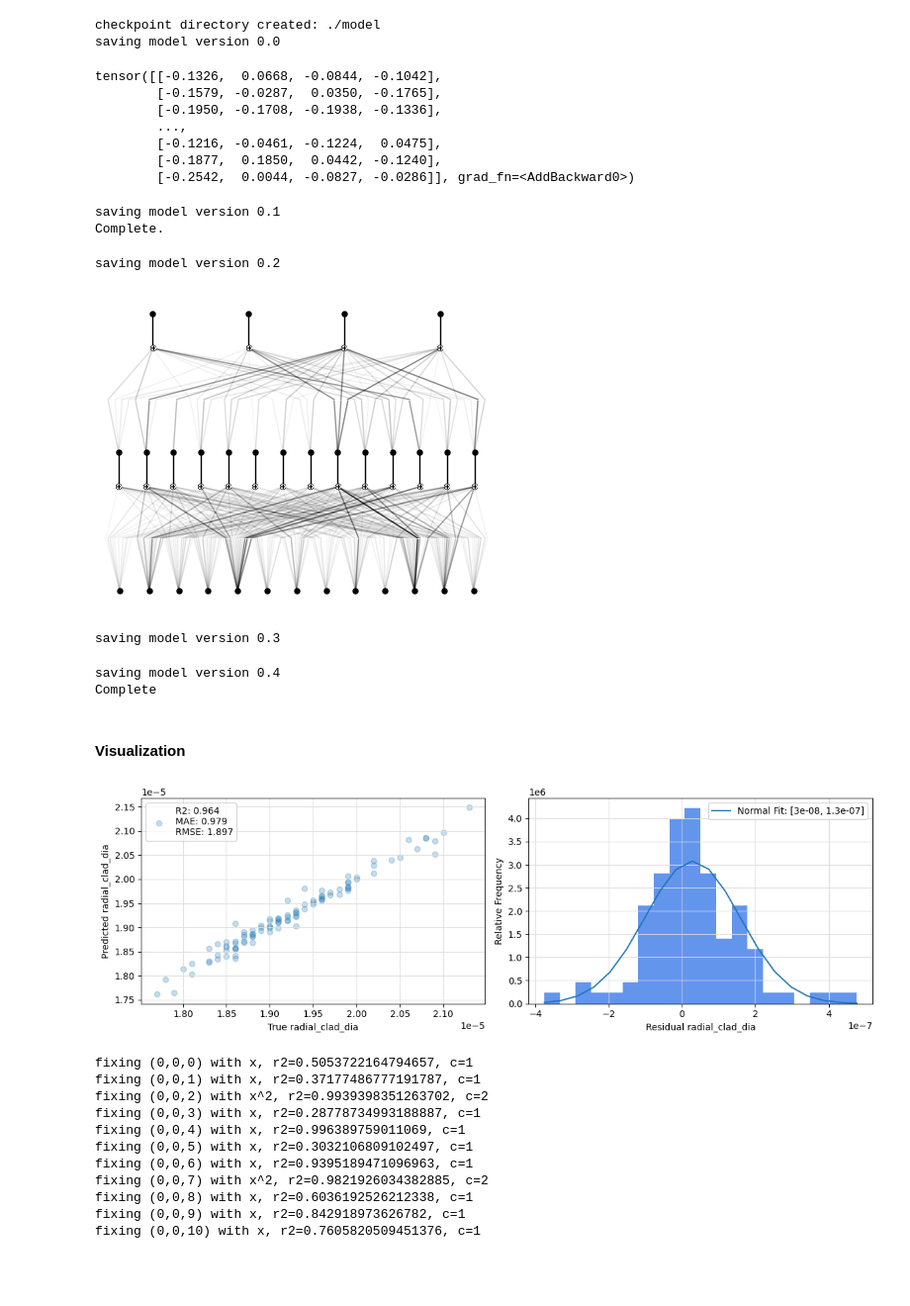
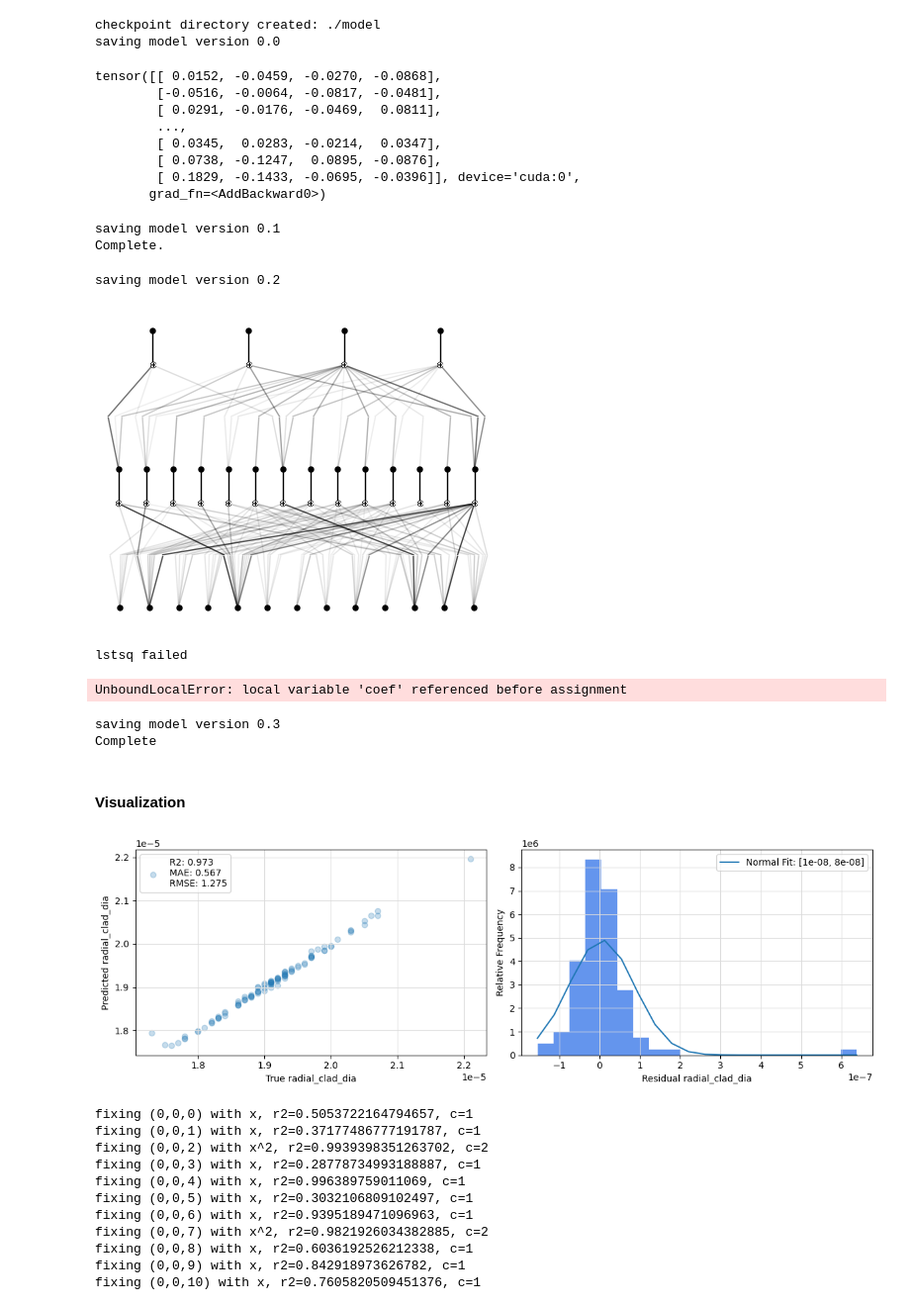
Before and after one commit to nhsnow2/pykanKAN, a Jupyter notebook: scripts/FP_example/FP.ipynb, the cells around one changed output. Shown at 99% size. Cells and saved outputs as stored; diff of their text form; code cells hidden in the pictures; blank space fills up the shorter version.

Commit message:
attempting CUDA

```diff
--- a/scripts/FP_example/FP.ipynb
+++ b/scripts/FP_example/FP.ipynb
@@ -32,10 +44,10 @@ Y = fp_out.loc[1:,Y_features].astype(float).values
 # %%
 # --- Test Train Split
 X_TRAIN, X_TESTS, Y_TRAIN, Y_TESTS = train_test_split(X, Y, test_size=0.25)
-X_TRAIN_SCALED = torch.tensor(X_SCALER.fit_transform(X_TRAIN))
-X_TESTS_SCALED = torch.tensor(X_SCALER.transform(X_TESTS))
-Y_TRAIN_SCALED = torch.tensor(Y_SCALER.fit_transform(Y_TRAIN))
-Y_TESTS_SCALED = torch.tensor(Y_SCALER.transform(Y_TESTS))
+X_TRAIN_SCALED = torch.tensor(X_SCALER.fit_transform(X_TRAIN), device='cuda:0')
+X_TESTS_SCALED = torch.tensor(X_SCALER.transform(X_TESTS), device='cuda:0')
+Y_TRAIN_SCALED = torch.tensor(Y_SCALER.fit_transform(Y_TRAIN), device='cuda:0')
+Y_TESTS_SCALED = torch.tensor(Y_SCALER.transform(Y_TESTS), device='cuda:0')
 DATASET = {'train_input':X_TRAIN_SCALED, 'test_input':X_TESTS_SCALED, 'train_label':Y_TRAIN_SCALED, 'test_label':Y_TESTS_SCALED}
 # %%
 print(f"X Features Shape:\t({X.shape[0]} Samples) x ({X.shape[1]} Features)\t\tSplit Into: ({X_TRAIN.shape[0]}/{X_TESTS.shape[0]}) Train/Test Samples")
@@ -47,7 +59,7 @@ Y Features Shape:       (399 Samples) x (4 Features)            Split Into: (299
 #### Construction and Training
 # %%
 # --- Constructing and Initial Training
-model = kan.KAN(width=[X.shape[1], 14, Y.shape[1]], grid=3, seed=43, device='cpu')
+model = kan.KAN(width=[X.shape[1], 14, Y.shape[1]], grid=3, seed=43, device='cuda:0')
 # %% [output]
 checkpoint directory created: ./model
 saving model version 0.0
@@ -55,13 +67,14 @@ saving model version 0.0
 model(DATASET['train_input'])
 #model.plot()
 # %% [output]
-tensor([[-0.1326,  0.0668, -0.0844, -0.1042],
-        [-0.1579, -0.0287,  0.0350, -0.1765],
-        [-0.1950, -0.1708, -0.1938, -0.1336],
+tensor([[ 0.0152, -0.0459, -0.0270, -0.0868],
+        [-0.0516, -0.0064, -0.0817, -0.0481],
+        [ 0.0291, -0.0176, -0.0469,  0.0811],
         ...,
-        [-0.1216, -0.0461, -0.1224,  0.0475],
-        [-0.1877,  0.1850,  0.0442, -0.1240],
-        [-0.2542,  0.0044, -0.0827, -0.0286]], grad_fn=<AddBackward0>)
+        [ 0.0345,  0.0283, -0.0214,  0.0347],
+        [ 0.0738, -0.1247,  0.0895, -0.0876],
+        [ 0.1829, -0.1433, -0.0695, -0.0396]], device='cuda:0',
+       grad_fn=<AddBackward0>)
 # %%
 model.fit(DATASET, opt='LBFGS', steps=75, lamb=2.043e-05, lamb_entropy=5.03464, lr=1.5, reg_metric='edge_forward_sum')
 print("Complete.")
@@ -70,20 +83,21 @@ saving model version 0.1
 Complete.
 # %%
 # --- Model Pruning and Refinement
-pruned_model = model.prune(0.01, 0.01)
+pruned_model = model.prune(0.02, 0.02)
 pruned_model.plot()
 # %% [output]
 saving model version 0.2
-[figure, old version]
+[figure, new version]
 # %%
 pruned_model = pruned_model.refine(7)
 # %% [output]
-saving model version 0.3
+lstsq failed
+UnboundLocalError: local variable 'coef' referenced before assignment
 # %%
 pruned_model.fit(DATASET, opt='LBFGS', steps=75, lr=1.75)
 print("Complete")
 # %% [output]
-saving model version 0.4
+saving model version 0.3
 Complete
 # %%
 #model.plot()
@@ -91,30 +105,30 @@ Complete
 #### Visualization
 # %%
 # --- Results - Performance
-Y_PREDICTED = Y_SCALER.inverse_transform(pruned_model(X_TESTS_SCALED).detach())
+Y_PREDICTED = Y_SCALER.inverse_transform(pruned_model(X_TESTS_SCALED).detach().cpu())
 Y_TRUE = Y_TESTS
 
 i = 3
 
 myR2 = R2(Y_TRUE, Y_PREDICTED); myMSE = MSE(Y_TRUE, Y_PREDICTED); myMAE = MAE(Y_TRUE, Y_PREDICTED)
 
 fig, axs = plt.subplots(1,2, figsize=(12,4))
 
 ax=axs[0]
 ax.scatter(Y_TRUE[:,i], Y_PREDICTED[:,i], alpha=0.25, label=f"R2: {round(myR2,3)}\nMAE: {round(myMAE,3)}\nRMSE: {round(myMSE**0.5,3)}")
 ax.set_xlabel(f"True {Y_features[i]}"); ax.set_ylabel(f"Predicted {Y_features[i]}"); ax.legend(); ax.grid(visible=True, color='gainsboro')
 
 ax=axs[1]
 residuals = Y_PREDICTED[:,i] - Y_TRUE[:,i]
 pdf_fit = stats.norm.fit(residuals)
 pdf_pdf = stats.norm.pdf(np.linspace(np.min(residuals),np.max(residuals),20), *pdf_fit)
 ax.hist(residuals, bins=20, color='cornflowerblue', density=True)
 ax.plot(np.linspace(np.min(residuals),np.max(residuals),20), pdf_pdf, label=f'Normal Fit: {[round(i,8) for i in pdf_fit]}')
 ax.set_xlabel(f"Residual {Y_features[i]}"); ax.set_ylabel("Relative Frequency"); ax.grid(visible=True, color='gainsboro', label='Raw Data'); ax.legend()
 
 fig.tight_layout()
 # %% [output]
-[figure, old version]
+[figure, new version]
 # %%
 # --- Symbolic Results
 function_library = ['x','x^2','x^3','x^4','exp','log','sqrt','tanh','abs', '1/x', '1/x^2']
```
Also changed, not shown: parts of 1 cell of this notebook, 1 other file.
